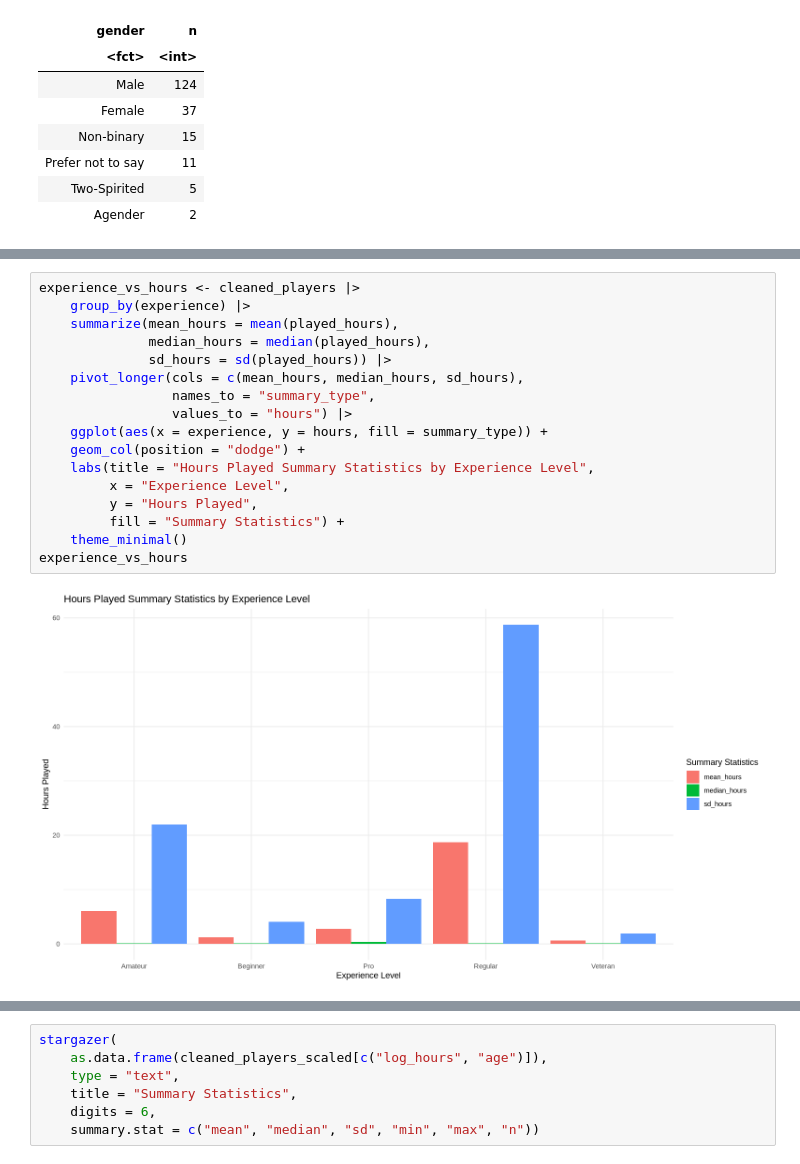
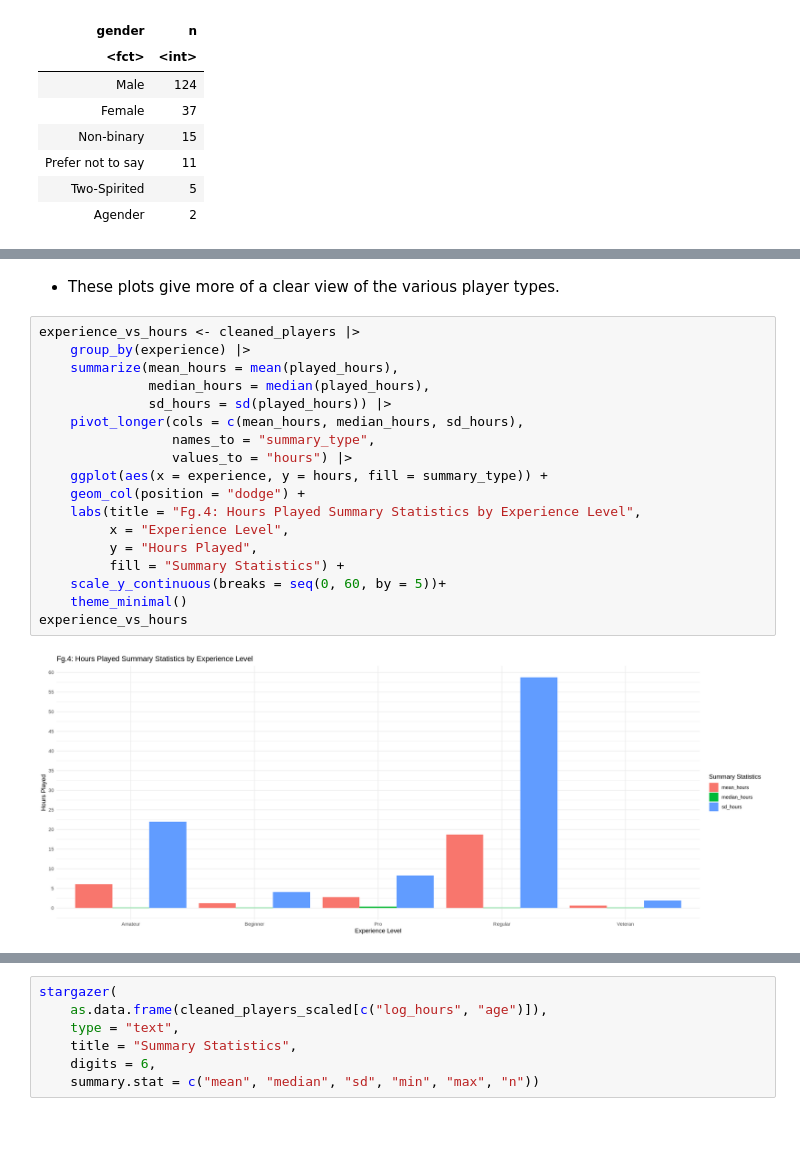
Before and after one commit to Matthew-Lim1/DSCI-100-Project, a Jupyter notebook: Data Science Project.ipynb, the cells around one changed output, grey strips where cells are left out. Saved outputs shown, nothing was run; the diff lists cells and outputs as text; blank space fills up the shorter version.

```diff
--- a/Data Science Project.ipynb
+++ b/Data Science Project.ipynb
@@ -146,22 +195,25 @@ How to make hours played and age vs. experience and gender...
+# %% [markdown]
+- These plots give more of a clear view of the various player types.
 # %%
 experience_vs_hours <- cleaned_players |>
     group_by(experience) |>
     summarize(mean_hours = mean(played_hours),
               median_hours = median(played_hours),
               sd_hours = sd(played_hours)) |>
     pivot_longer(cols = c(mean_hours, median_hours, sd_hours),
                  names_to = "summary_type",
                  values_to = "hours") |>
     ggplot(aes(x = experience, y = hours, fill = summary_type)) +
     geom_col(position = "dodge") +
-    labs(title = "Hours Played Summary Statistics by Experience Level",
+    labs(title = "Fg.4: Hours Played Summary Statistics by Experience Level",
          x = "Experience Level",
          y = "Hours Played",
          fill = "Summary Statistics") +
+    scale_y_continuous(breaks = seq(0, 60, by = 5))+
     theme_minimal()
 experience_vs_hours
 # %% [output]
-[figure, old version]
+[figure, new version]
 # %%
 experience_vs_age <- cleaned_players |>
     group_by(experience) |>
```
Also changed, not shown: parts of 27 cells of this notebook.
